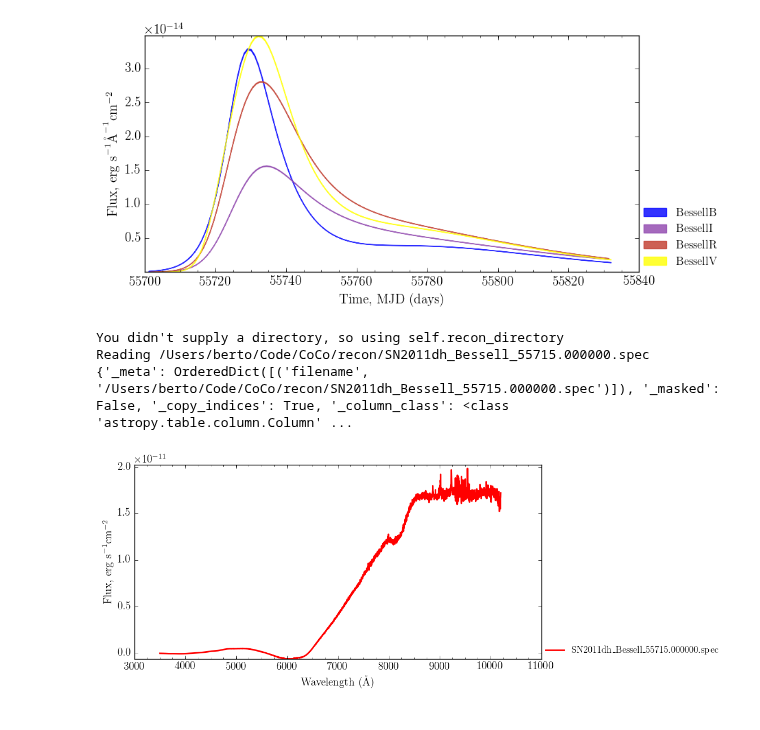
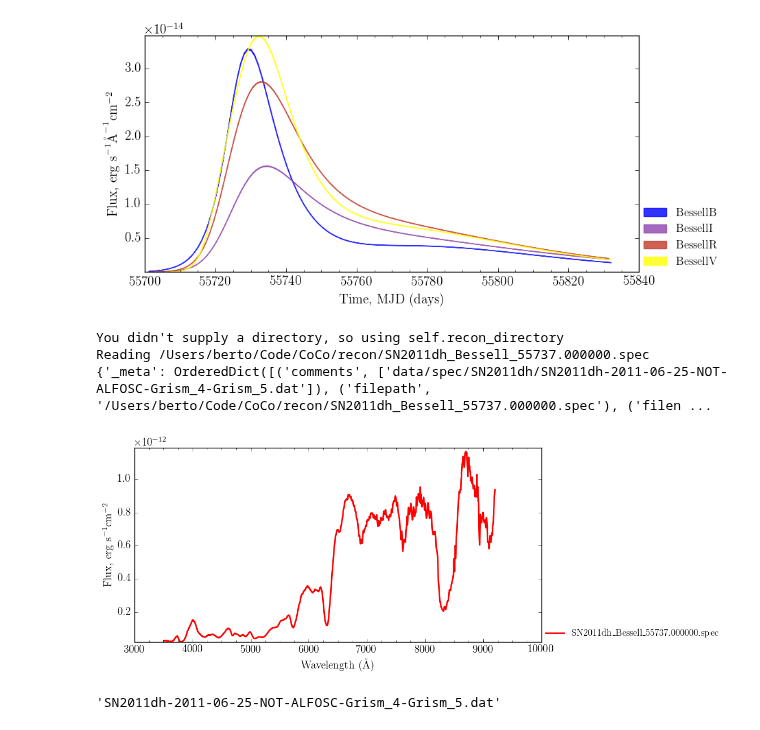
Before and after one commit to UoS-SNe/pycoco, a Jupyter notebook: notebooks/pycoco_CoCo_recon.ipynb, the cells around one changed output. Saved outputs shown, nothing was run; the diff lists cells and outputs as text; code cells hidden in the pictures.

Commit message:
Header with the original filename now being read by specfitClass

```diff
--- a/notebooks/pycoco_CoCo_recon.ipynb
+++ b/notebooks/pycoco_CoCo_recon.ipynb
@@ -90,12 +72,12 @@ L.plot()
 # %% [output]
 [figure]
 # %%
-recon_spec_path = '/Users/berto/Code/CoCo/recon/SN2011dh_Bessell_55715.000000.spec'
+recon_spec_path = '/Users/berto/Code/CoCo/recon/SN2011dh_Bessell_55737.000000.spec'
 mS = pcc.specfitClass()
 mS.load(filename = recon_spec_path)
 mS.plot()
 # %% [output]
 You didn't supply a directory, so using self.recon_directory
-Reading /Users/berto/Code/CoCo/recon/SN2011dh_Bessell_55715.000000.spec
-{'_meta': OrderedDict([('filename', '/Users/berto/Code/CoCo/recon/SN2011dh_Bessell_55715.000000.spec')]), '_masked': False, '_copy_indices': True, '_column_class': <class 'astropy.table.column.Column' ...
+Reading /Users/berto/Code/CoCo/recon/SN2011dh_Bessell_55737.000000.spec
+{'_meta': OrderedDict([('comments', ['data/spec/SN2011dh/SN2011dh-2011-06-25-NOT-ALFOSC-Grism_4-Grism_5.dat']), ('filepath', '/Users/berto/Code/CoCo/recon/SN2011dh_Bessell_55737.000000.spec'), ('filen ...
-[figure, old version]
+[figure, new version]
@@ -102,3 +86,7 @@ Reading /Users/berto/Code/CoCo/recon/SN2011dh_Bessell_55715.000000.spec
+# %%
+mS.orig_specpath
+# %% [output]
+'SN2011dh-2011-06-25-NOT-ALFOSC-Grism_4-Grism_5.dat'
 # %%
 recon_spec_path = '/Users/berto/Code/CoCo/recon/SN2011dh_SDSS_55715.000000.spec'
 mS = pcc.specfitClass()
```
Also changed, not shown: parts of 11 cells of this notebook, 1 other file.
